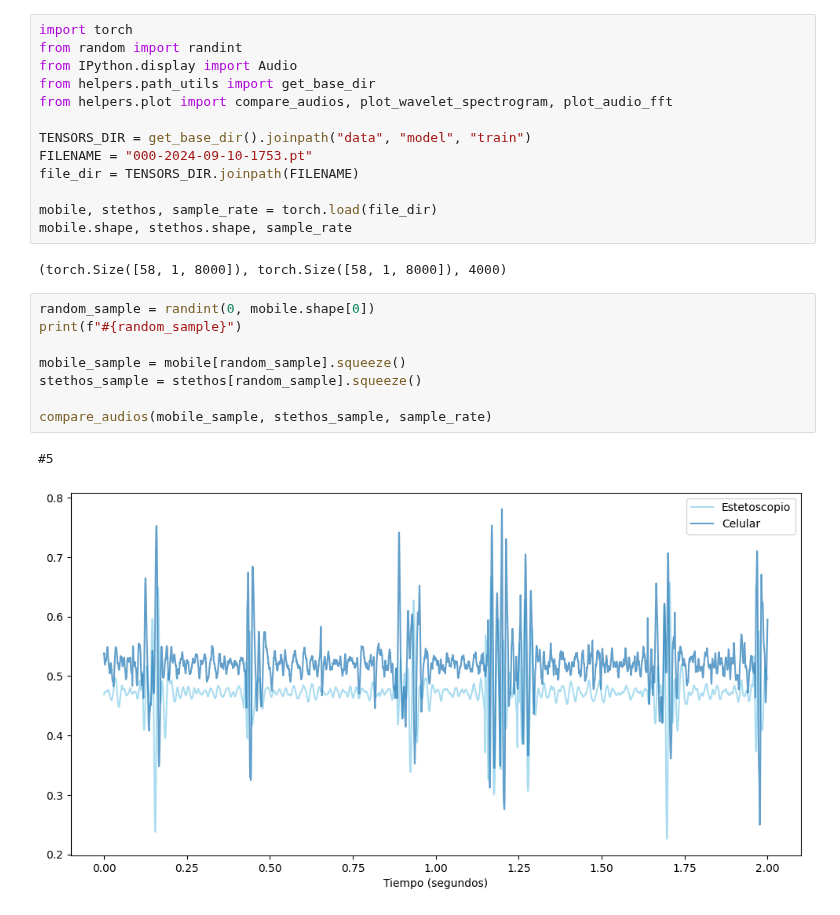
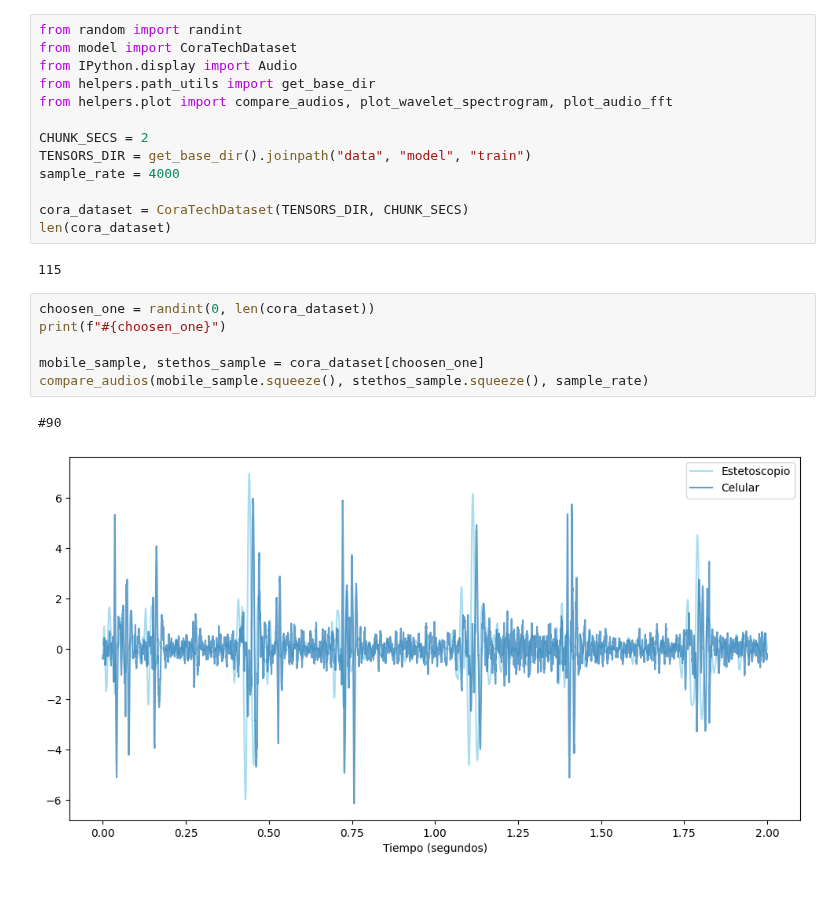
Before and after one commit to Afroefras/coratech, a Jupyter notebook: notebooks/model/train.ipynb, the cells around one changed output. Drawn from its saved outputs; the diff is of its cells as text.

Commit message:
torch.utils.data.Dataset class created! Now we can set the chunk-size to run the __get_item__() method and fetch any chunk-size matched recordings! :)

```diff
--- a/notebooks/model/train.ipynb
+++ b/notebooks/model/train.ipynb
@@ -1,29 +1,27 @@
 # %%
-import torch
 from random import randint
+from model import CoraTechDataset
 from IPython.display import Audio
 from helpers.path_utils import get_base_dir
 from helpers.plot import compare_audios, plot_wavelet_spectrogram, plot_audio_fft
 
+CHUNK_SECS = 2
 TENSORS_DIR = get_base_dir().joinpath("data", "model", "train")
-FILENAME = "000-2024-09-10-1753.pt"
-file_dir = TENSORS_DIR.joinpath(FILENAME)
+sample_rate = 4000
 
-mobile, stethos, sample_rate = torch.load(file_dir)
-mobile.shape, stethos.shape, sample_rate
+cora_dataset = CoraTechDataset(TENSORS_DIR, CHUNK_SECS)
+len(cora_dataset)
 # %% [output]
-(torch.Size([58, 1, 8000]), torch.Size([58, 1, 8000]), 4000)
+115
 # %%
-random_sample = randint(0, mobile.shape[0])
-print(f"#{random_sample}")
+choosen_one = randint(0, len(cora_dataset))
+print(f"#{choosen_one}")
 
-mobile_sample = mobile[random_sample].squeeze()
-stethos_sample = stethos[random_sample].squeeze()
-
-compare_audios(mobile_sample, stethos_sample, sample_rate)
+mobile_sample, stethos_sample = cora_dataset[choosen_one]
+compare_audios(mobile_sample.squeeze(), stethos_sample.squeeze(), sample_rate)
 # %% [output]
-#5
+#90
-[figure, old version]
+[figure, new version]
 # %%
 plot_wavelet_spectrogram(mobile_sample.numpy(), sample_rate, downsample_factor=1)
 plot_audio_fft(mobile_sample.numpy(), sample_rate)
```
Also changed, not shown: parts of 2 cells of this notebook, 3 other files.
